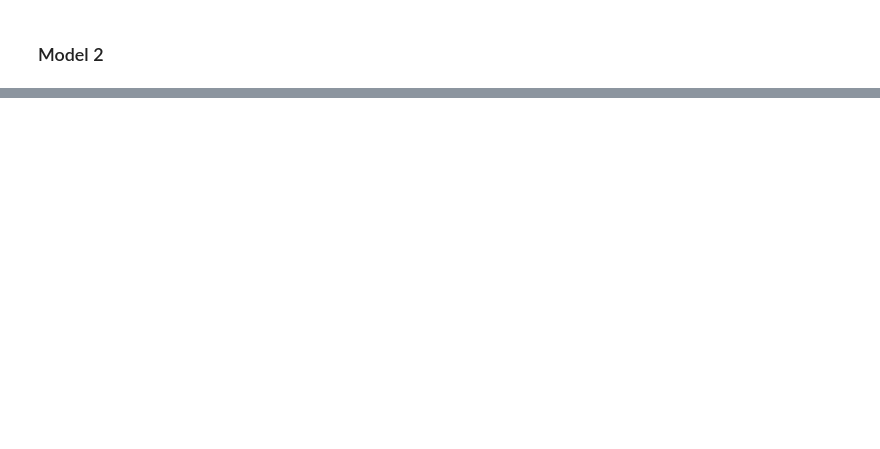
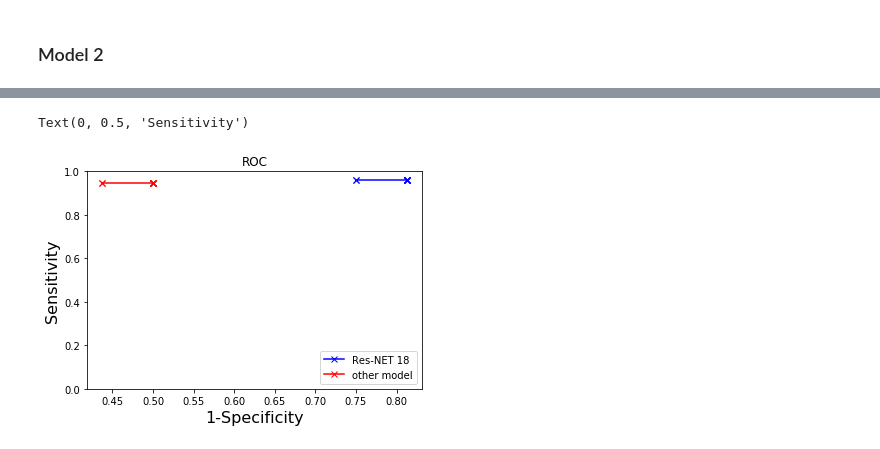
Before and after one commit to svapili/FS2019_ATML_Group2, a Jupyter notebook: scripts/FS2019_ATML_group2.ipynb, the cells around one changed output, grey strips where cells are left out. Drawn from its saved outputs; the diff is of its cells as text; code cells hidden in the pictures; blank space fills up the shorter version.

```diff
--- a/scripts/FS2019_ATML_group2.ipynb
+++ b/scripts/FS2019_ATML_group2.ipynb
@@ -564,18 +704,18 @@ model_roc.load_state_dict(torch.load(models_to_load[1]))
 # %% [markdown]
 ### Model 2
 # %%
-    specificities2 = []
-    sensitivities2 = []
-    accuracies2 = []
+specificities2 = []
+sensitivities2 = []
+accuracies2 = []
 
-    balances = np.arange(0.46,0.54,0.01)
+balances = np.arange(0.46,0.54,0.01)
 
-    for balance in np.nditer(balances):
-        print(type(float(balance)))
-        val_loss, val_accuracy, TP, TN, FP, FN  = test_.test(model_roc, dataloaders['test'], loss_fn, device, balance=float(balance))
-        specificities1.append(TP/(TP+FN))
-        sensitivities1.append(TN/(TN+FP))
-        accuracies1.append(val_accuracy)
+for balance in np.nditer(balances):
+    print(type(float(balance)))
+    val_loss, val_accuracy, TP, TN, FP, FN  = test_.test(model_roc2, dataloaders['test'], loss_fn, device, balance=float(balance))
+    specificities2.append(TP/(TP+FN))
+    sensitivities2.append(TN/(TN+FP))
+    accuracies2.append(val_accuracy)
 
-    specificities2_np = np.asarray(specificities2)
-    sensitivities2_np = np.asarray(sensitivities2)
+specificities2_np = np.asarray(specificities2)
+sensitivities2_np = np.asarray(sensitivities2)
@@ -582,9 +741,12 @@ model_roc.load_state_dict(torch.load(models_to_load[1]))
 # %%
-    plt.plot(1-specificities1_np,sensitivities1_np,'xb-',label = "Res-NET 50")
-    #plt.plot(1-specificities2_np,sensitivities2_np,'xr-',label = "other model")
-    plt.legend(loc=4)
-    plt.title('ROC')
-    plt.ylim(0, 1.0)
-    plt.xlabel('1-Specificity', fontsize=16)
-    plt.ylim(0, 1.0)
-    plt.ylabel('Sensitivity', fontsize=16)
+plt.plot(1-specificities1_np,sensitivities1_np,'xb-',label = "Res-NET 18")
+plt.plot(1-specificities2_np,sensitivities2_np,'xr-',label = "other model")
+plt.legend(loc=4)
+plt.title('ROC')
+plt.ylim(0, 1.0)
+plt.xlabel('1-Specificity', fontsize=16)
+plt.ylim(0, 1.0)
+plt.ylabel('Sensitivity', fontsize=16)
+# %% [output]
+Text(0, 0.5, 'Sensitivity')
+[figure, added]
```
Also changed, not shown: parts of 17 cells of this notebook, 29 other files.
